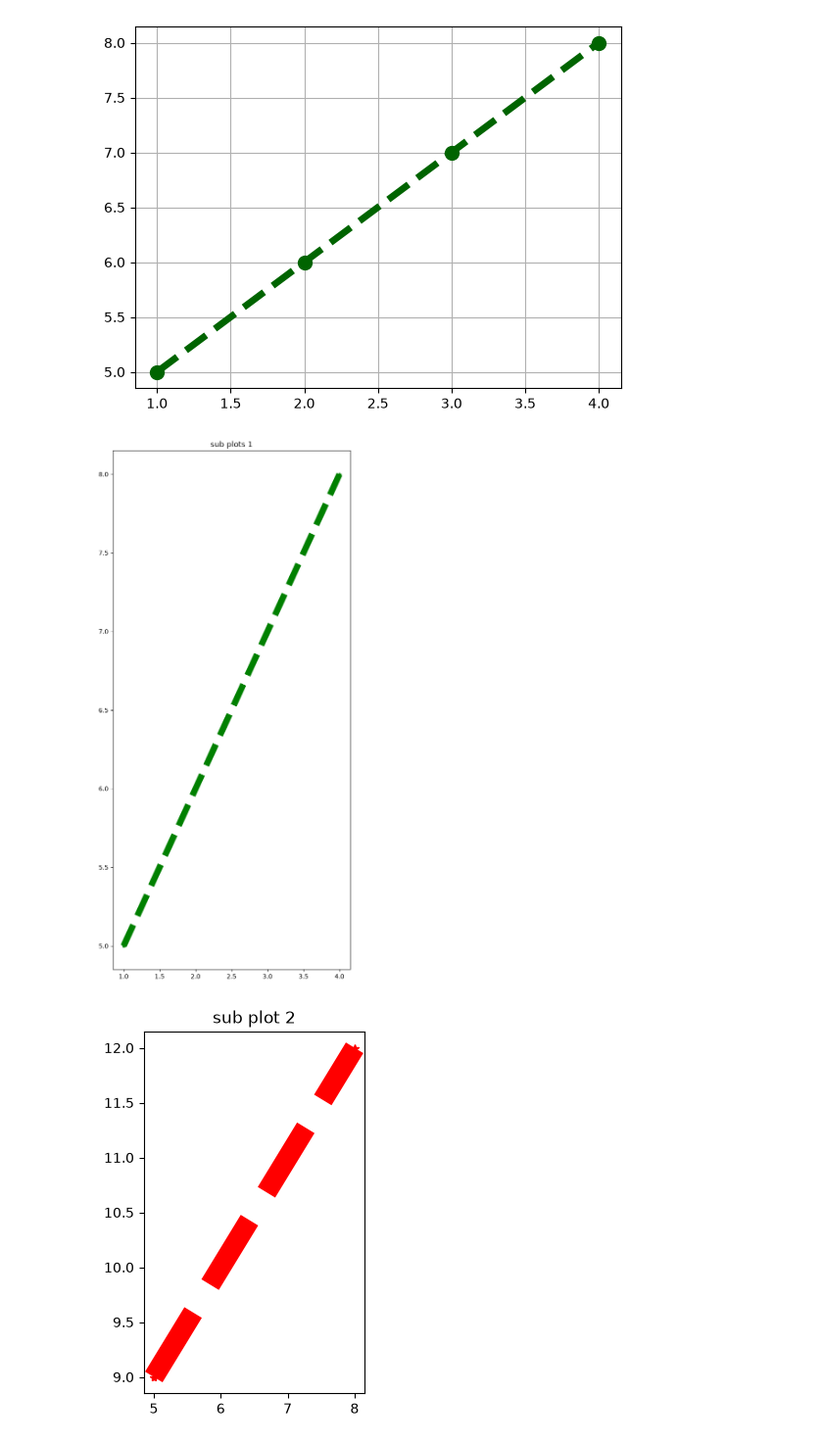
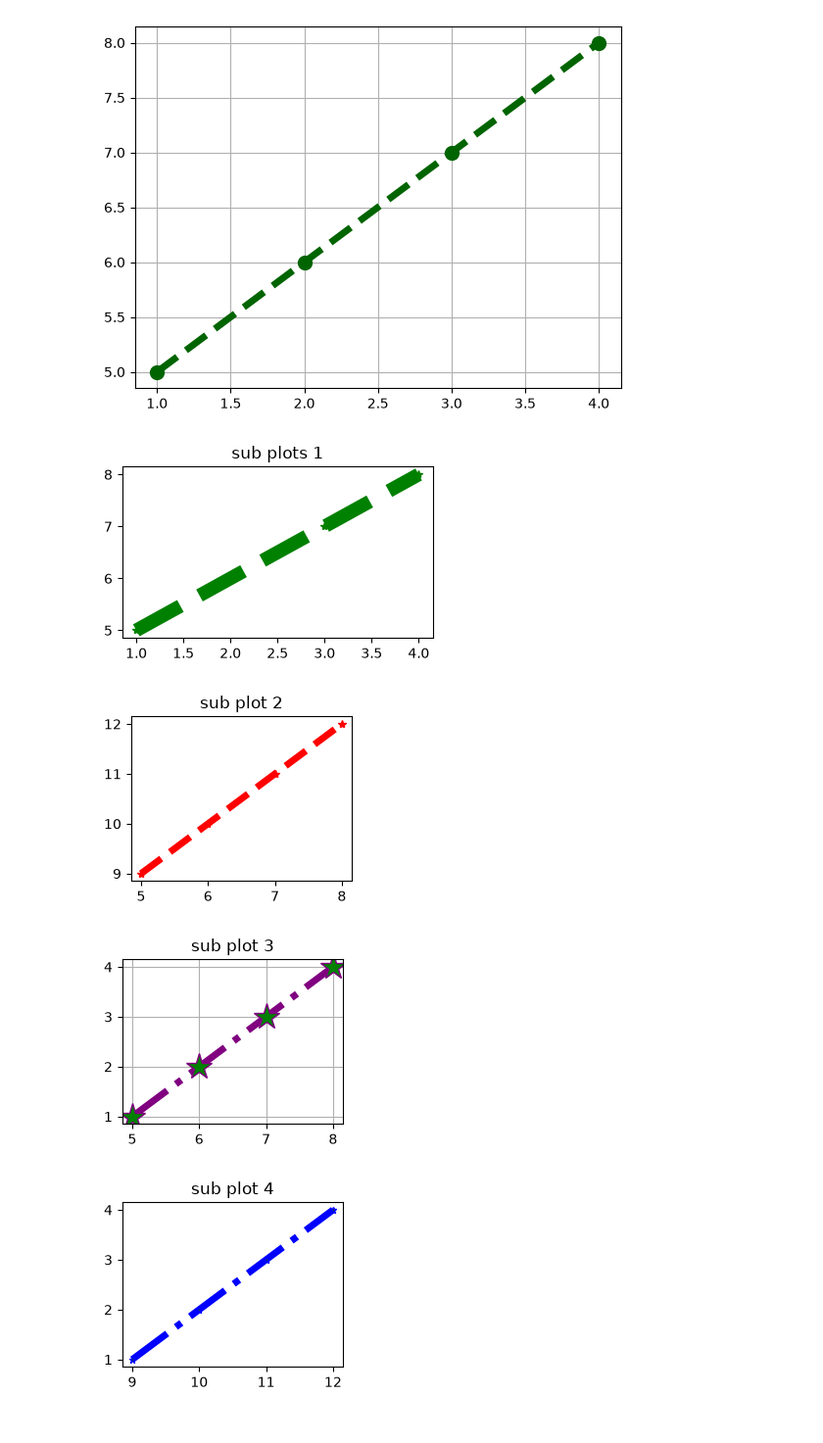
Before and after one commit to puppalasaikiran7/Machine_learning_Deep_learning_NLP_course, a Jupyter notebook: Machine_learning_deep_learning_NLP/library/matplotlib.ipynb, the cells around one changed output. Shown at 98% size. Saved outputs shown, nothing was run; the diff lists cells and outputs as text; code cells hidden in the pictures.

```diff
--- a/Machine_learning_deep_learning_NLP/library/matplotlib.ipynb
+++ b/Machine_learning_deep_learning_NLP/library/matplotlib.ipynb
@@ -40,22 +50,35 @@ plt.grid(True)
 # %%
 #subplots
 
 x  = [1,2,3,4]
 y1 = [5,6,7,8]
 y3 = [9,10,11,12]
 
 # figure ( creates the blank canvas )
-plt.figure(figsize=(15,15))
+plt.figure(figsize=(9,5))
 
-plt.subplot(1,2,1)
+plt.subplot(2,2,1)
 plt.plot(x,y1,color="green",linestyle='--',linewidth=10,marker="*",markersize=6)
 plt.title("sub plots 1")
 plt.show()
 
-plt.subplot(1,2,2)
-plt.plot(y1,y3,color="red",linestyle='--',linewidth=15,marker='*',markersize=6)
+plt.subplot(2,2,2)
+plt.plot(y1,y3,color="red",linestyle='--',linewidth=5,marker='*',markersize=6)
 plt.title("sub plot 2")
 plt.show()
+
+plt.subplot(2,2,3)
+plt.plot(y1,x,color="purple",linestyle="-.",linewidth=5,marker="*",markersize=20,markerfacecolor = "green")
+plt.grid(True)
+plt.title("sub plot 3")
+plt.show()
+
+plt.subplot(2,2,4)
+plt.plot(y3,x,color="blue",linestyle="-.",linewidth=5,marker="*",markersize=5,markerfacecolor="darkgreen")
+plt.title("sub plot 4")
+plt.show()
 # %% [output]
-[figure, old version]
+[figure, new version]
-[figure, old version]
+[figure, new version]
+[figure, added]
+[figure, added]
```
Also changed, not shown: parts of 12 cells of this notebook.
